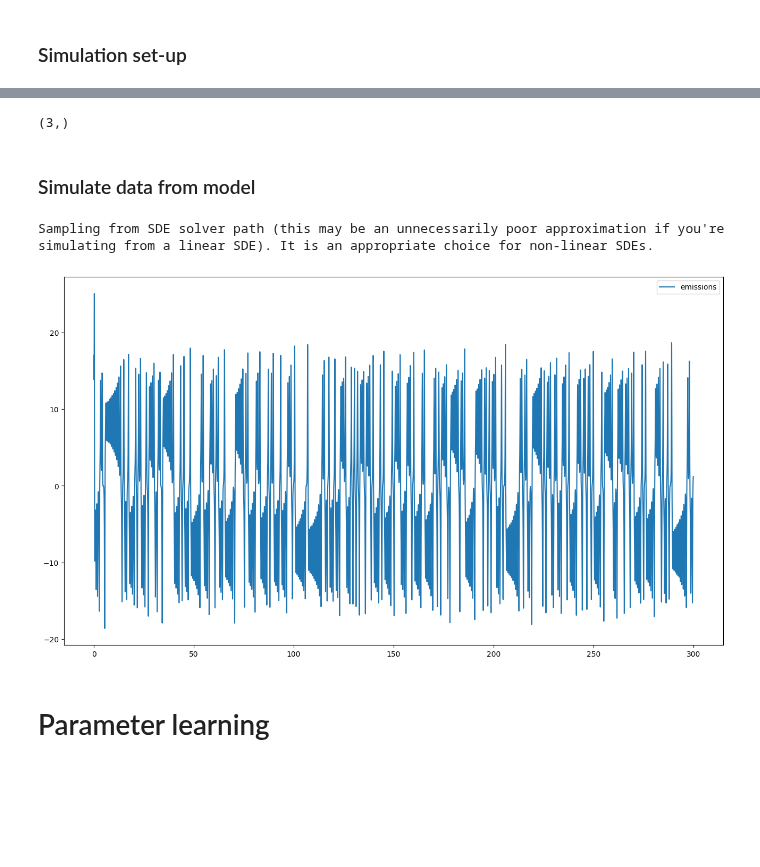
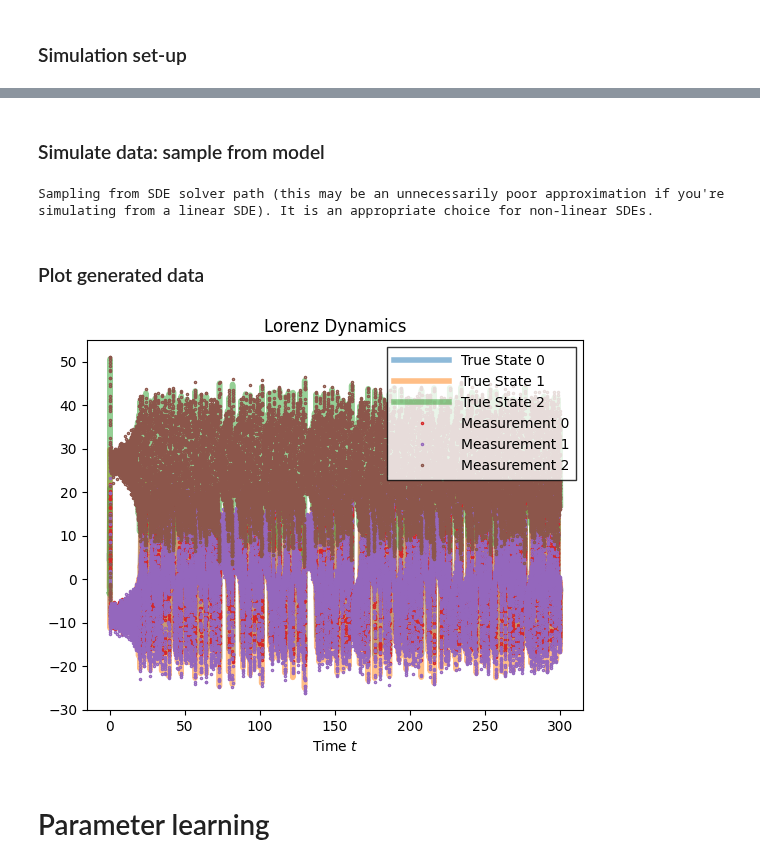
Before and after one commit to hd-UQ/cd_dynamax, a Jupyter notebook: src/notebooks/tutorial/cdnlgssm_parameter_estimation.ipynb, the cells around one changed output, grey strips where cells are left out. Drawn from its saved outputs; the diff is of its cells as text; code cells hidden in the pictures; blank space fills up the shorter version.

```diff
--- a/src/notebooks/tutorial/cdnlgssm_parameter_estimation.ipynb
+++ b/src/notebooks/tutorial/cdnlgssm_parameter_estimation.ipynb
@@ -9,12 +10,6 @@ for an LGSSM model. We use the Extended Kalman filter to compute the marginal li
 # Main imports
 import sys
 from itertools import count
-
-# Plotting
-import matplotlib
-%matplotlib inline
-from matplotlib import pyplot as plt
-matplotlib.rcParams['figure.figsize'] = [16, 9]
 
 # Import jax and utils
 from jax import numpy as jnp
@@ -25,16 +20,20 @@ from jax import jit, vmap
 # Additional, custom codebase
 sys.path.append("../..")
 sys.path.append("../../..")
-# Main dynamax
-import dynamax
-from dynamax.parameters import log_det_jac_constrain
 
-# use custom src codebase
+# Our own custom src codebase
+# continuous-discrete nonlinear Gaussian SSM codebase
 from utils.plotting_utils import *
 # CD-Nonlinear Gaussian models
 from continuous_discrete_nonlinear_gaussian_ssm import ContDiscreteNonlinearGaussianSSM
 from continuous_discrete_nonlinear_gaussian_ssm.models import *
 
-# Blackjax for HMC
-import blackjax
+# Plotting
+import matplotlib
+%matplotlib inline
+# Our own custom plotting codebase
+from utils.plotting_utils import *
+from lorenz_plotting import *
+# Feel free to change the default figure size
+#matplotlib.rcParams['figure.figsize'] = [16, 9]
 # %% [output]
@@ -49,7 +194,18 @@ import blackjax
 # Simulation parameters
 T = 300
 num_timesteps = 30000
-t_emissions = jnp.array(sorted(jr.uniform(jr.PRNGKey(0), (num_timesteps, 1), minval=0, maxval=T)))
+
+# We collect measurements at irregular times sampled uniformly from a time domain $[0,40]$.
+t_emissions = jnp.array(
+        sorted(
+            jr.uniform(
+                jr.PRNGKey(0),
+                (num_timesteps, 1),
+                minval=0,
+                maxval=T
+            )
+        )
+    )
 # drop duplicates
 t_emissions = jnp.unique(t_emissions)[:, None]
 num_timesteps = len(t_emissions)
@@ -132,16 +221,12 @@ true_params, _ = true_model.initialize(
     next(keys),
     **all_true_params
 )
-# %%
-true_params.initial.mean.params.shape
-# %% [output]
-(3,)
 # %% [markdown]
-### Simulate data from model
+### Simulate data: sample from model
 # %%
 # sample true states and emissions from defined true model.
 # Using transition_type="path" to solve the dynamics SDE.
-true_states, emissions = true_model.sample(
+true_states, true_emissions = true_model.sample(
     true_params,
     next(keys),
     num_timesteps,
@@ -150,12 +235,15 @@ true_states, emissions = true_model.sample(
 )
 # %% [output]
 Sampling from SDE solver path (this may be an unnecessarily poor approximation if you're simulating from a linear SDE). It is an appropriate choice for non-linear SDEs.
-# %%
-# plot the emissions
-plt.plot(t_emissions, true_states[:,0], label="emissions")
-plt.legend()
-plt.show()
-# %% [output]
-[figure, removed]
+# %% [markdown]
+### Plot generated data
+# %%
+plot_lorenz(
+    t_emissions,
+    true_states,
+    true_emissions
+)
+# %% [output]
+[figure, added]
 # %% [markdown]
 # Parameter learning
```
Also changed, not shown: parts of 59 cells of this notebook, 2 other files.
